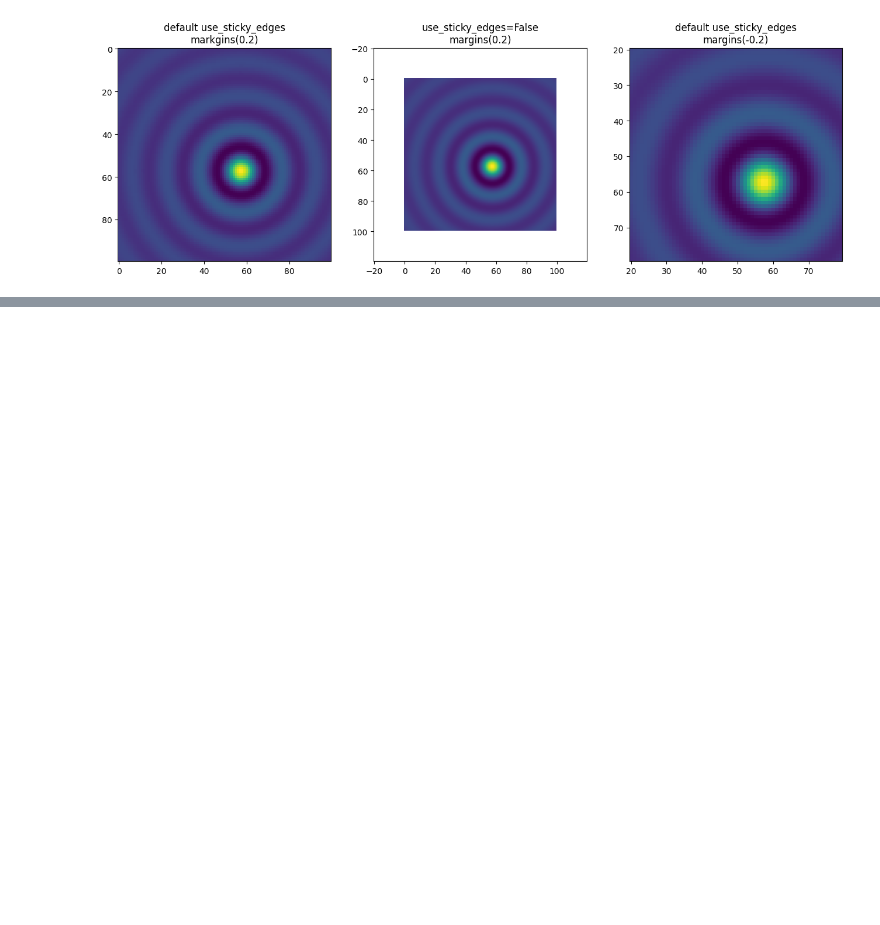
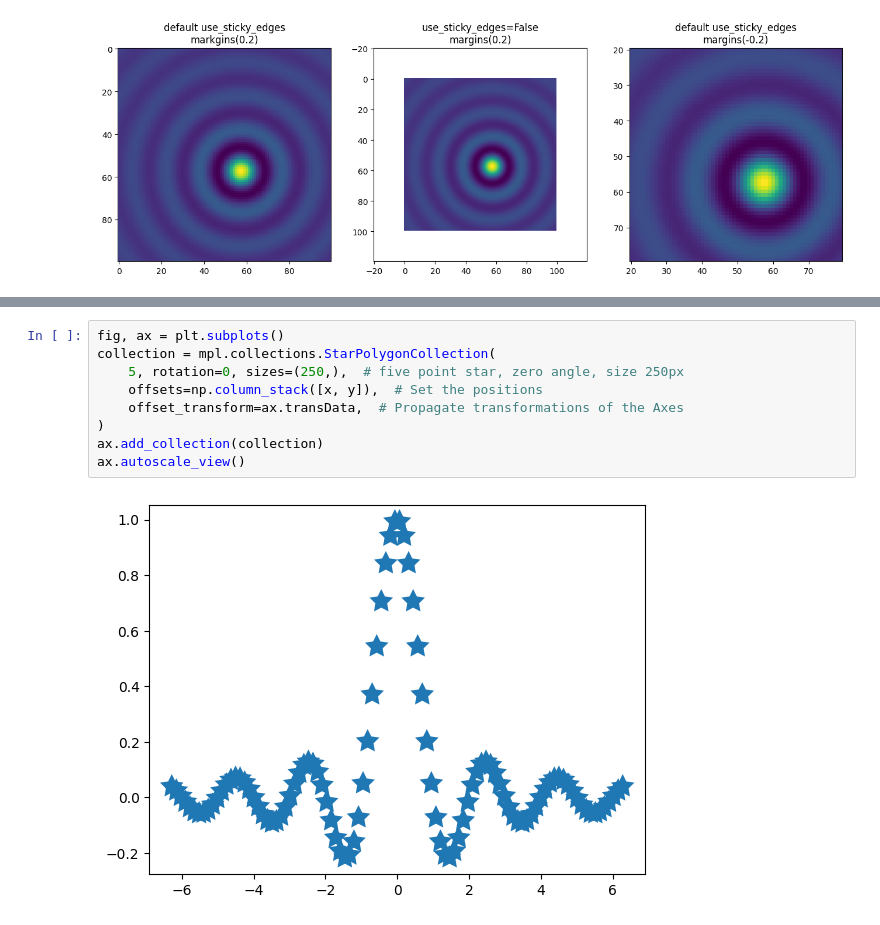
Before and after one commit to Manan2k4/ML-Learnings, a Jupyter notebook: matplotlib/Quick start guide/Autoscaling Axis.ipynb, the cells around one changed output, grey strips where cells are left out. Drawn from its saved outputs; the diff is of its cells as text; blank space fills up the shorter version.

```diff
--- a/matplotlib/Quick start guide/Autoscaling Axis.ipynb
+++ b/matplotlib/Quick start guide/Autoscaling Axis.ipynb
@@ -72,0 +106,11 @@ ax[1].set_title("Two curves")
+# %%
+fig, ax = plt.subplots()
+collection = mpl.collections.StarPolygonCollection(
+    5, rotation=0, sizes=(250,),  # five point star, zero angle, size 250px
+    offsets=np.column_stack([x, y]),  # Set the positions
+    offset_transform=ax.transData,  # Propagate transformations of the Axes
+)
+ax.add_collection(collection)
+ax.autoscale_view()
+# %% [output]
+[figure, added]
```
Also changed, not shown: parts of 4 cells of this notebook.
